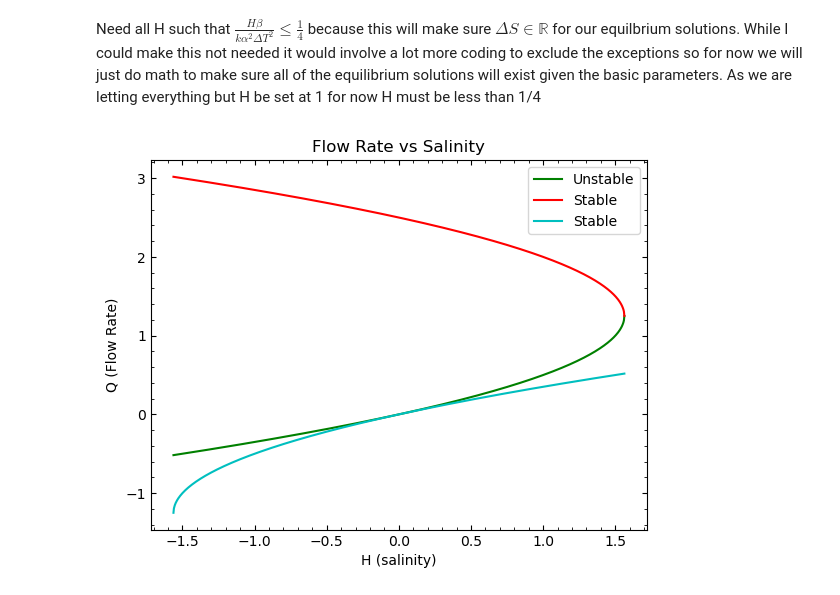
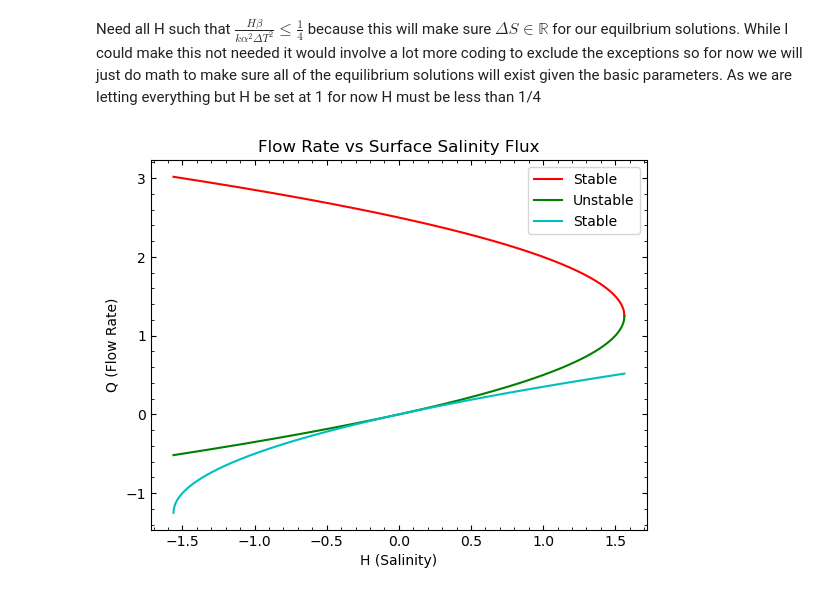
Before and after one commit to nsfuss/AMOC-Senior-Project, a Jupyter notebook: QvsH Modeling.ipynb, the cells around one changed output. Cells and saved outputs as stored; diff of their text form; code cells hidden in the pictures.

```diff
--- a/QvsH Modeling.ipynb
+++ b/QvsH Modeling.ipynb
@@ -14,13 +19,13 @@ Need all H such that $\frac{H\beta}{k \alpha^2  \Delta T^2} \leq \frac{1}{4}$ be
 # %%
 H = getH([1,2.5,1,1],1000)
 qs = q_H(H, [1,2.5,1,1])
 
+plt.plot(H, qs[1], color='r',label='Stable')
 plt.plot(H, qs[0], color='g',label='Unstable')
-plt.plot(H, qs[1], color='r',label='Stable')
 plt.plot(H, qs[2], color='c',label='Stable')
-plt.title('Flow Rate vs Salinity')
-plt.xlabel('H (salinity)')
+plt.title('Flow Rate vs Surface Salinity Flux')
+plt.xlabel('H (Salinity)')
 plt.ylabel('Q (Flow Rate)')
 leg = plt.legend()
 # %% [output]
-[figure, old version]
+[figure, new version]
```
Also changed, not shown: parts of 1 cell of this notebook, 2 other files.
